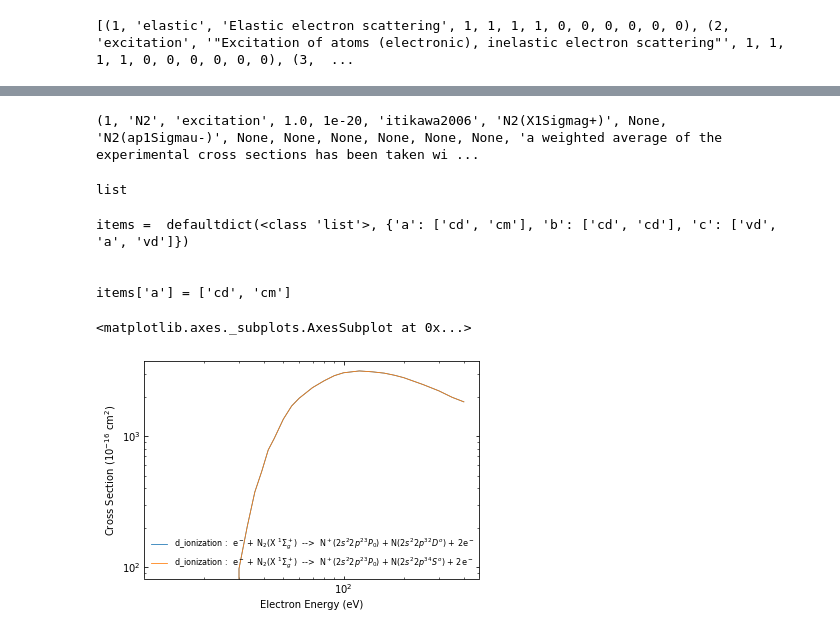
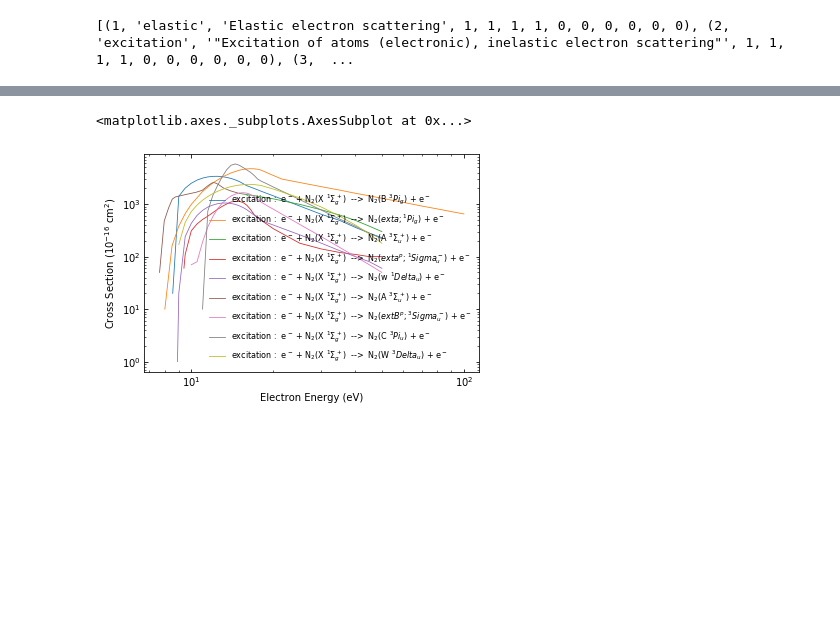
Before and after one commit to USNavalResearchLaboratory/nepc, a Jupyter notebook: examples/ex1.ipynb, the cells around one changed output, grey strips where cells are left out. Saved outputs shown, nothing was run; the diff lists cells and outputs as text; code cells hidden in the pictures; blank space fills up the shorter version.

```diff
--- a/examples/ex1.ipynb
+++ b/examples/ex1.ipynb
@@ -46,73 +70,12 @@ print(states)
-# %%
-cs_id=1
-cursor.execute("SELECT A.`cs_id` , "
-               "B.`name` , "
-               "C.`name` , "
-               "A.`units_e`, A.`units_sigma`, A.`ref`, "
-               "D.`name`, E.`name`, "
-               "F.`name`, G.`name`, "
-               "A.`wavelength`, A.`lhs_v`, A.`rhs_v`, A.`lhs_j`, A.`rhs_j`, "
-               "A.`background`, A.`lpu`, A.`upu` "
-               "FROM `cs` AS A "
-               "LEFT JOIN `species` AS B "
-               "ON B.`id` = A.`specie_id` "
-               "LEFT JOIN `processes` AS C "
-               "ON C.`id` = A.`process_id` "
-               "LEFT JOIN `states` AS D "
-               "ON D.`id` = A.`lhsA_id` "
-               "LEFT JOIN `states` AS E "
-               "ON E.`id` = A.`lhsB_id` "
-               "LEFT JOIN `states` AS F "
-               "ON F.`id` = A.`rhsA_id` "
-               "LEFT JOIN `states` AS G "
-               "ON G.`id` = A.`rhsB_id` "
-               "WHERE A.`cs_id` = " + str(cs_id))
-cs_species = cursor.fetchall()[0]
-print(cs_species)
-# %% [output]
-(1, 'N2', 'excitation', 1.0, 1e-20, 'itikawa2006', 'N2(X1Sigmag+)', None, 'N2(ap1Sigmau-)', None, None, None, None, None, None, 'a weighted average of the experimental cross sections has been taken wi ...
-# %%
-type(angus[0]["e"])
-# %% [output]
-list
-# %%
-from collections import defaultdict
-a = [{'un': 'a', 'id': "cd"},
-     {'un': 'b', 'id': "cd"},
-     {'un': 'b', 'id': "cd"},
-     {'un': 'c', 'id': "vd"},
-     {'un': 'c', 'id': "a"},
-     {'un': 'c', 'id': "vd"},
-     {'un': 'a', 'id': "cm"}]
-
-items = defaultdict(list)
-for row in a:
-    items[row['un']].append(row['id'])  #make a list of 'id' values for each 'un' key
-
-print('items = ', items)
-
-print('\n')
-
-print("items['a'] =", items['a'])
-
-#for key in items.keys():
-#    if len(items[key]) > 1:  #if there is more than one 'id'
-#        newValue = somefunc(items[key])  #decided which of the list items to keep
-#        items[key] = newValue  #put that new value back into the dictionary
-# %% [output]
-items =  defaultdict(<class 'list'>, {'a': ['cd', 'cm'], 'b': ['cd', 'cd'], 'c': ['vd', 'a', 'vd']})
-
-
-items['a'] = ['cd', 'cm']
 # %%
 fig, ax = plt.subplots(1, 1)
 plotter.plot_nepc_model(ax, angus, 1E-24, '10$^{-16}$ cm$^2$',
-                        'd_ionization',
+                        'excitation',
                         plot_param_dict = {'linewidth':.8},
                         #xlim_param_dict = {'left': 0.01, 'right': 120.0},
                         ylog=True, xlog=True)
 # %% [output]
 <matplotlib.axes._subplots.AxesSubplot at 0x...>
-[figure, old version]
+[figure, new version]
 # %%
 cnx.close()
```
Also changed, not shown: parts of 5 cells of this notebook, 3 other files.
